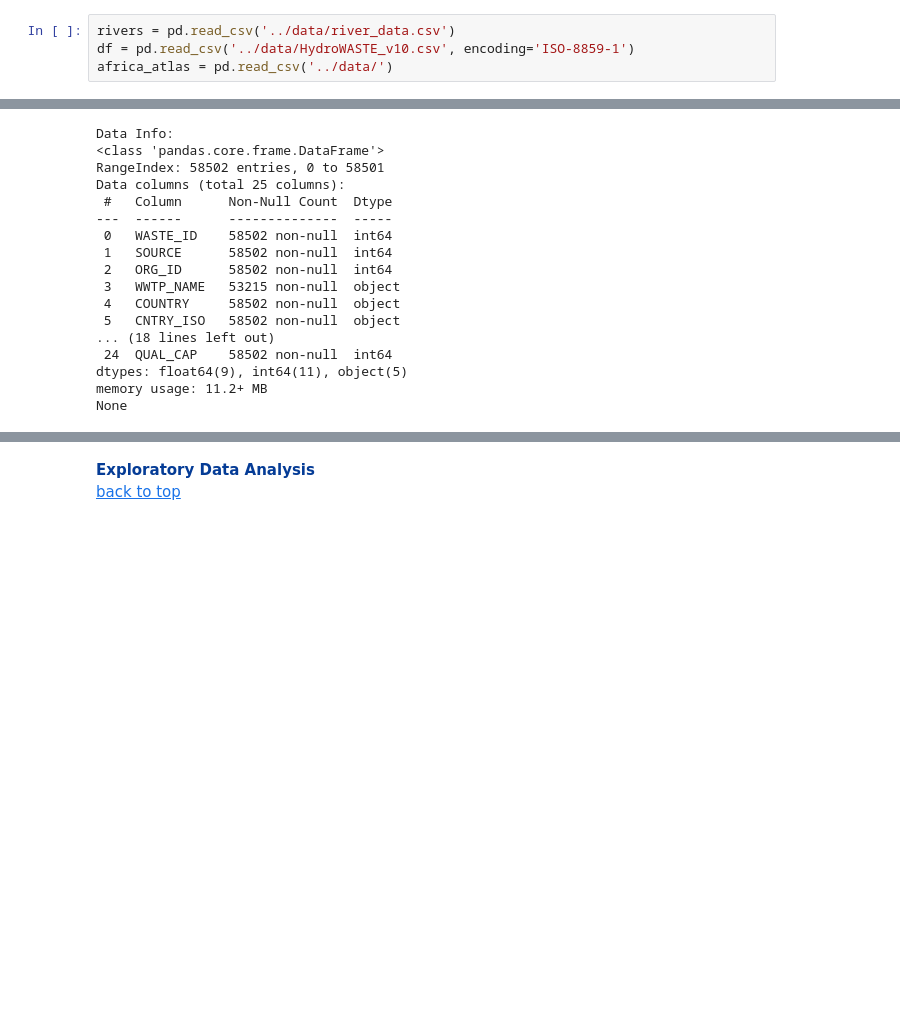
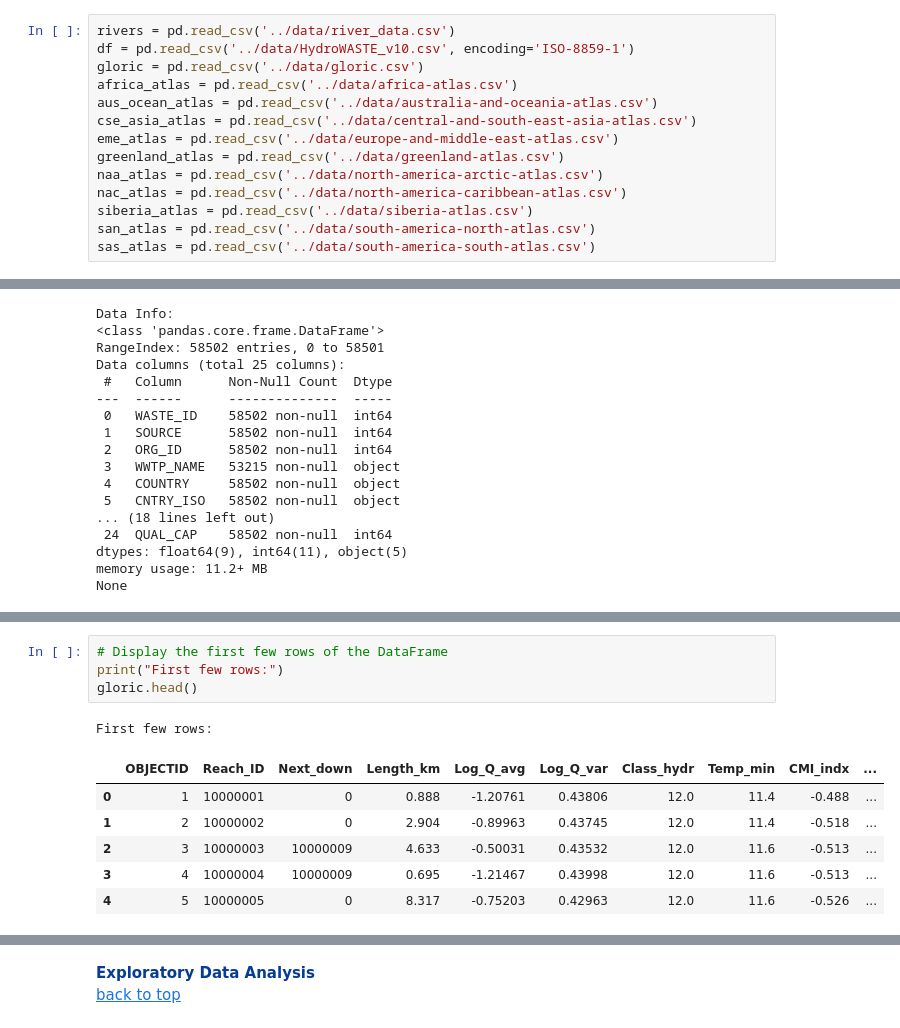
Before and after one commit to omar-kabeer/aquainsight-global-wastewater-treatment, a Jupyter notebook: notebooks/data-collection.ipynb, the cells around one changed output, grey strips where cells are left out. Saved outputs shown, nothing was run; the diff lists cells and outputs as text; blank space fills up the shorter version.

```diff
--- a/notebooks/data-collection.ipynb
+++ b/notebooks/data-collection.ipynb
@@ -102,7 +102,17 @@ from src.dependencies import *
 # %%
 rivers = pd.read_csv('../data/river_data.csv')
 df = pd.read_csv('../data/HydroWASTE_v10.csv', encoding='ISO-8859-1')
-africa_atlas = pd.read_csv('../data/')
+gloric = pd.read_csv('../data/gloric.csv')
+africa_atlas = pd.read_csv('../data/africa-atlas.csv')
+aus_ocean_atlas = pd.read_csv('../data/australia-and-oceania-atlas.csv')
+cse_asia_atlas = pd.read_csv('../data/central-and-south-east-asia-atlas.csv')
+eme_atlas = pd.read_csv('../data/europe-and-middle-east-atlas.csv')
+greenland_atlas = pd.read_csv('../data/greenland-atlas.csv')
+naa_atlas = pd.read_csv('../data/north-america-arctic-atlas.csv')
+nac_atlas = pd.read_csv('../data/north-america-caribbean-atlas.csv')
+siberia_atlas = pd.read_csv('../data/siberia-atlas.csv')
+san_atlas = pd.read_csv('../data/south-america-north-atlas.csv')
+sas_atlas = pd.read_csv('../data/south-america-south-atlas.csv')
 # %% [markdown]
 <font size="+0" color='green'><b> Data Overview</b></font>
 # %%
@@ -169,3 +240,15 @@ First few rows:
 | 2 | 3 | 1 | 1140445 | Anyksciu aglomeracija | Lithuania | LTU | 55.509 | 25.073 | 2 | 55.452 | ... |
 | 3 | 4 | 1 | 1140447 | Ariogalos aglomeracija | Lithuania | LTU | 55.252 | 23.484 | 2 | 55.210 | ... |
 | 4 | 5 | 1 | 1140449 | Baisogalos aglomeracija | Lithuania | LTU | 55.644 | 23.741 | 2 | 55.681 | ... |
+# %%
+# Display the first few rows of the DataFrame
+print("First few rows:")
+gloric.head()
+# %% [output]
+First few rows:
+|  | OBJECTID | Reach_ID | Next_down | Length_km | Log_Q_avg | Log_Q_var | Class_hydr | Temp_min | CMI_indx | ... |
+| 0 | 1 | 10000001 | 0 | 0.888 | -1.20761 | 0.43806 | 12.0 | 11.4 | -0.488 | ... |
+| 1 | 2 | 10000002 | 0 | 2.904 | -0.89963 | 0.43745 | 12.0 | 11.4 | -0.518 | ... |
+| 2 | 3 | 10000003 | 10000009 | 4.633 | -0.50031 | 0.43532 | 12.0 | 11.6 | -0.513 | ... |
+| 3 | 4 | 10000004 | 10000009 | 0.695 | -1.21467 | 0.43998 | 12.0 | 11.6 | -0.513 | ... |
+| 4 | 5 | 10000005 | 0 | 8.317 | -0.75203 | 0.42963 | 12.0 | 11.6 | -0.526 | ... |
```
Also changed, not shown: parts of 7 cells of this notebook.
